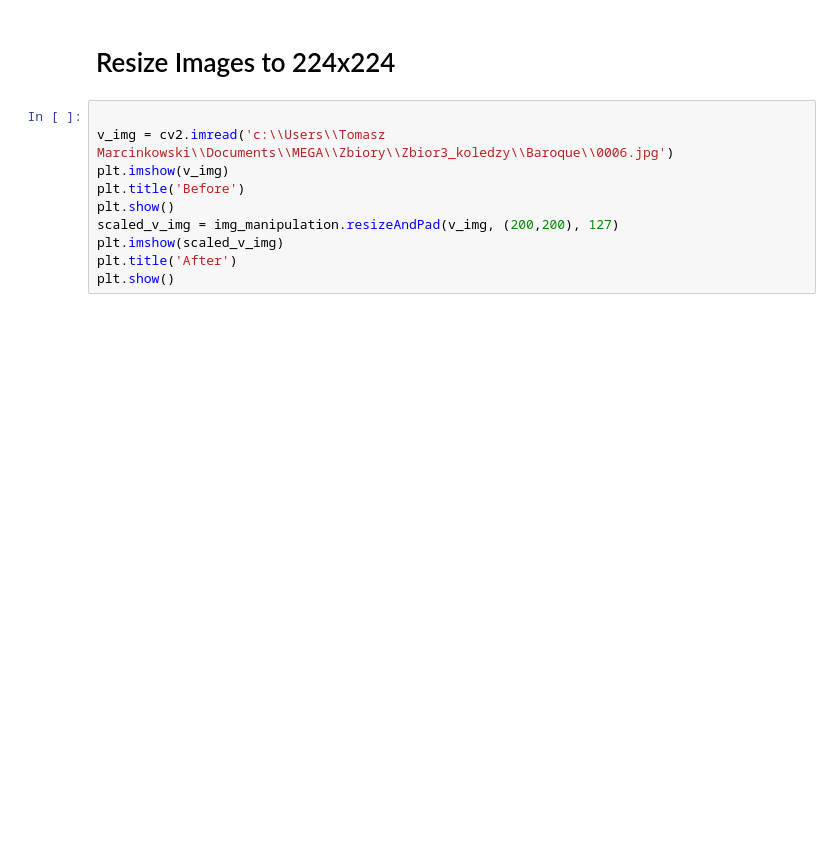
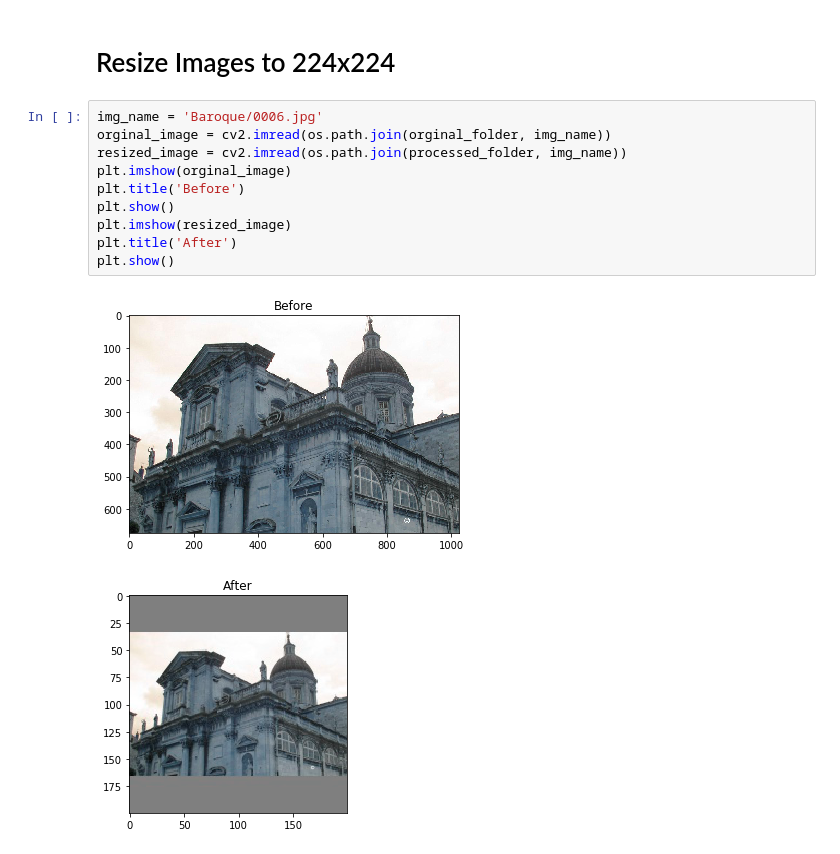
Before and after one commit to TomaszMarcinkowski1000/NTWON-Architecture_Style_Recognition, a Jupyter notebook: CNN.ipynb, the cells around one changed output. Cells and saved outputs as stored; diff of their text form; blank space fills up the shorter version.

```diff
--- a/CNN.ipynb
+++ b/CNN.ipynb
@@ -96,12 +95,15 @@ Exception for file:c:/Users/Tomasz Marcinkowski/Documents/MEGA/Zbiory/Zbior3_kol
 # %% [markdown]
 # Resize Images to 224x224
 # %%
-
-v_img = cv2.imread('c:\\Users\\Tomasz Marcinkowski\\Documents\\MEGA\\Zbiory\\Zbior3_koledzy\\Baroque\\0006.jpg')
-plt.imshow(v_img)
+img_name = 'Baroque/0006.jpg'
+orginal_image = cv2.imread(os.path.join(orginal_folder, img_name))
+resized_image = cv2.imread(os.path.join(processed_folder, img_name))
+plt.imshow(orginal_image)
 plt.title('Before')
 plt.show()
-scaled_v_img = img_manipulation.resizeAndPad(v_img, (200,200), 127)
-plt.imshow(scaled_v_img)
+plt.imshow(resized_image)
 plt.title('After')
 plt.show()
+# %% [output]
+[figure, added]
+[figure, added]
```
Also changed, not shown: parts of 2 cells of this notebook, 4 other files.
